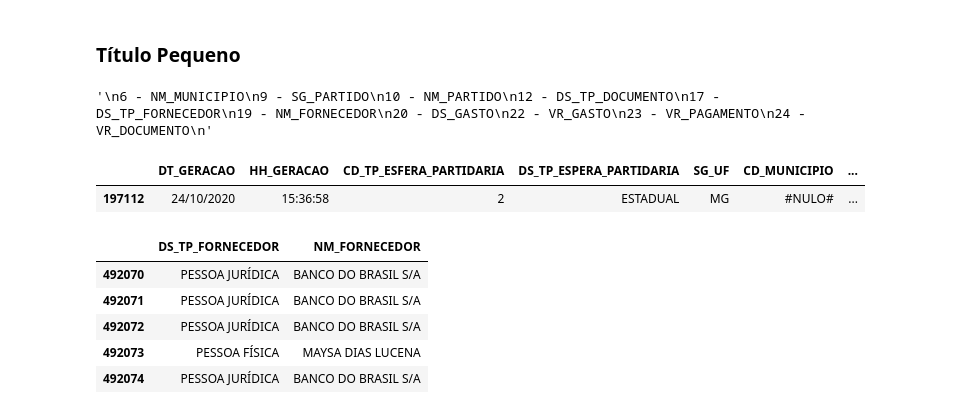
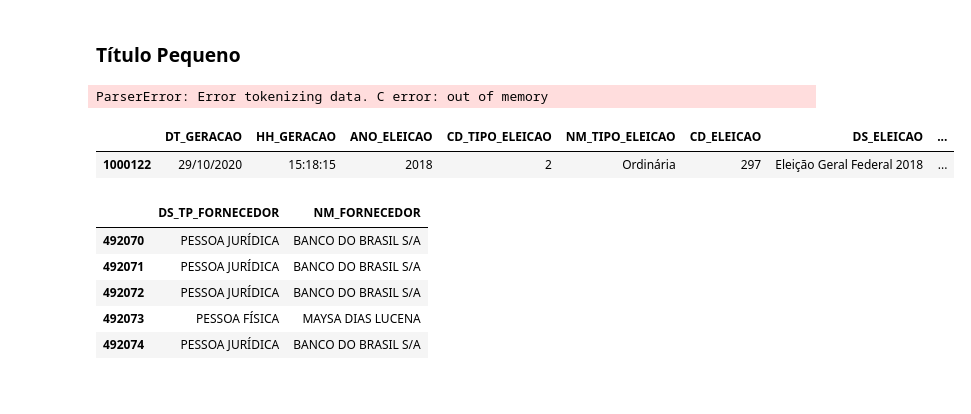
Before and after one commit to Leo0256/Despesas_dos_Candidatos, a Jupyter notebook: Despesas e Receita Eleitoral - SP.ipynb, the cells around one changed output. Cells and saved outputs as stored; diff of their text form; code cells hidden in the pictures.

```diff
--- a/Gráfico das Eleições.ipynb
+++ b/Despesas e Receita Eleitoral - SP.ipynb
@@ -13,35 +13,27 @@ import matplotlib.pyplot as plt
 pd.options.display.max_columns = 80
 pd.options.display.max_rows = 90
 
-filename = r"C:\Users\yggdr\Downloads\Fatec\Grafico_das_Despesas_Eleitorais\data\prestacao_contas_anual_partidaria_2018\despesa_anual_2018_BRASIL.csv"
-df = pd.read_csv(filename, delimiter=";",encoding="Latin-1",error_bad_lines=False)
+file18 = [
+    r"C:\Despesas_dos_Candidatos\data\2018\despesas_pagas_candidatos_2018_SP.csv",
+    r"C:\Despesas_dos_Candidatos\data\2018\despesas_contratadas_candidatos_2018_SP.csv",
+    r"C:\Despesas_dos_Candidatos\data\2018\receitas_candidatos_2018_SP.csv"
 
-#data = pd.read_csv(filename, delimiter=";",encoding="Latin-1",error_bad_lines=False,
-#                usecols=["NM_MUNICIPIO","SG_PARTIDO","NM_PARTIDO","DS_TP_DOCUMENTO","DS_TP_FORNECEDOR",
-#                        "NM_FORNECEDOR","DS_GASTO","VR_GASTO","VR_GASTO","VR_PAGAMENTO","VR_DOCUMENTO"])
+]
 
-#data.info()
+d_pagas18 = pd.read_csv(file18[0], delimiter=";",encoding="Latin-1",error_bad_lines=False)
 
-'''
-6 - NM_MUNICIPIO
-9 - SG_PARTIDO
-10 - NM_PARTIDO
-12 - DS_TP_DOCUMENTO
-17 - DS_TP_FORNECEDOR
-19 - NM_FORNECEDOR
-20 - DS_GASTO
-22 - VR_GASTO
-23 - VR_PAGAMENTO
-24 - VR_DOCUMENTO
-'''
+#d_contr18 = pd.read_csv(file18[1], delimiter=";",encoding="Latin-1",error_bad_lines=False)
+#receita18 = pd.read_csv(file18[2], delimiter=";",encoding="Latin-1",error_bad_lines=False)
+
+d_pagas18.info()
 # %% [output]
-'\n6 - NM_MUNICIPIO\n9 - SG_PARTIDO\n10 - NM_PARTIDO\n12 - DS_TP_DOCUMENTO\n17 - DS_TP_FORNECEDOR\n19 - NM_FORNECEDOR\n20 - DS_GASTO\n22 - VR_GASTO\n23 - VR_PAGAMENTO\n24 - VR_DOCUMENTO\n'
+ParserError: Error tokenizing data. C error: out of memory
 # %%
 #data.NM_MUNICIPIO[data.NM_MUNICIPIO == "#NULO#"] == ""
-df.sample()
+pago2018.sample()
 # %% [output]
-|  | DT_GERACAO | HH_GERACAO | CD_TP_ESFERA_PARTIDARIA | DS_TP_ESPERA_PARTIDARIA | SG_UF | CD_MUNICIPIO | ... |
-| 197112 | 24/10/2020 | 15:36:58 | 2 | ESTADUAL | MG | #NULO# | ... |
+|  | DT_GERACAO | HH_GERACAO | ANO_ELEICAO | CD_TIPO_ELEICAO | NM_TIPO_ELEICAO | CD_ELEICAO | DS_ELEICAO | ... |
+| 1000122 | 29/10/2020 | 15:18:15 | 2018 | 2 | Ordinária | 297 | Eleição Geral Federal 2018 | ... |
 # %%
 df[["DS_TP_FORNECEDOR","NM_FORNECEDOR"]].tail()
 # %% [output]
```
